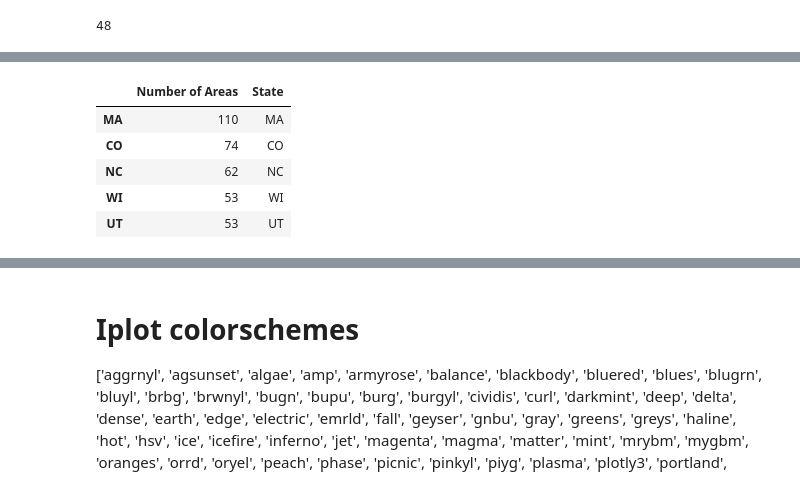
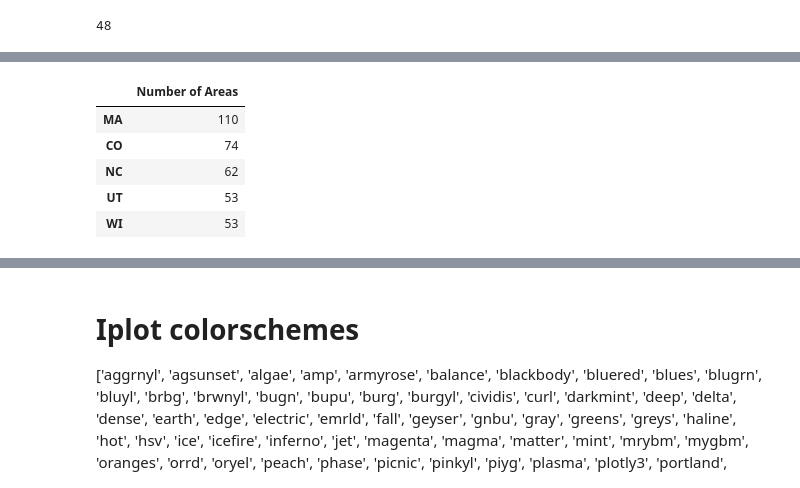
Before and after one commit to cpud/climb-plotly, a Jupyter notebook: messy/climbing_areas_by_state_iplot_test.ipynb, the cells around one changed output, grey strips where cells are left out. Saved outputs shown, nothing was run; the diff lists cells and outputs as text; code cells hidden in the pictures.

```diff
--- a/messy/climbing_areas_by_state_iplot_test.ipynb
+++ b/messy/climbing_areas_by_state_iplot_test.ipynb
@@ -224,14 +224,19 @@ memory usage: 36.7+ KB
 #all_df = all_df[all_df['Crags']!='Climbing Area Map']
 #all_df = all_df[~all_df['Crags'].str.contains('\n')]
 # %%
+all_df.columns=['Crags', 'Climbs', 'ST']
+#Remove Punctuation from Climbs
+all_df['Climbs'] = [s.translate(str.maketrans('', '', string.punctuation)) for s in all_df['Climbs']]
+#Convert Climbs values to integers
+all_df['Climbs'] = [int(x) for x in all_df['Climbs']]
 crag_counts = pd.DataFrame(all_df['ST'].value_counts())
 crag_counts.columns = ['Number of Areas']
-crag_counts['State'] = list(crag_counts.index.values)
+#crag_counts['ST'] = list(crag_counts.index.values)
 crag_counts.head()
 # %% [output]
-|  | Number of Areas | State |
-| MA | 110 | MA |
-| CO | 74 | CO |
-| NC | 62 | NC |
-| WI | 53 | WI |
-| UT | 53 | UT |
+|  | Number of Areas |
+| MA | 110 |
+| CO | 74 |
+| NC | 62 |
+| UT | 53 |
+| WI | 53 |
```
Also changed, not shown: parts of 11 cells of this notebook.
